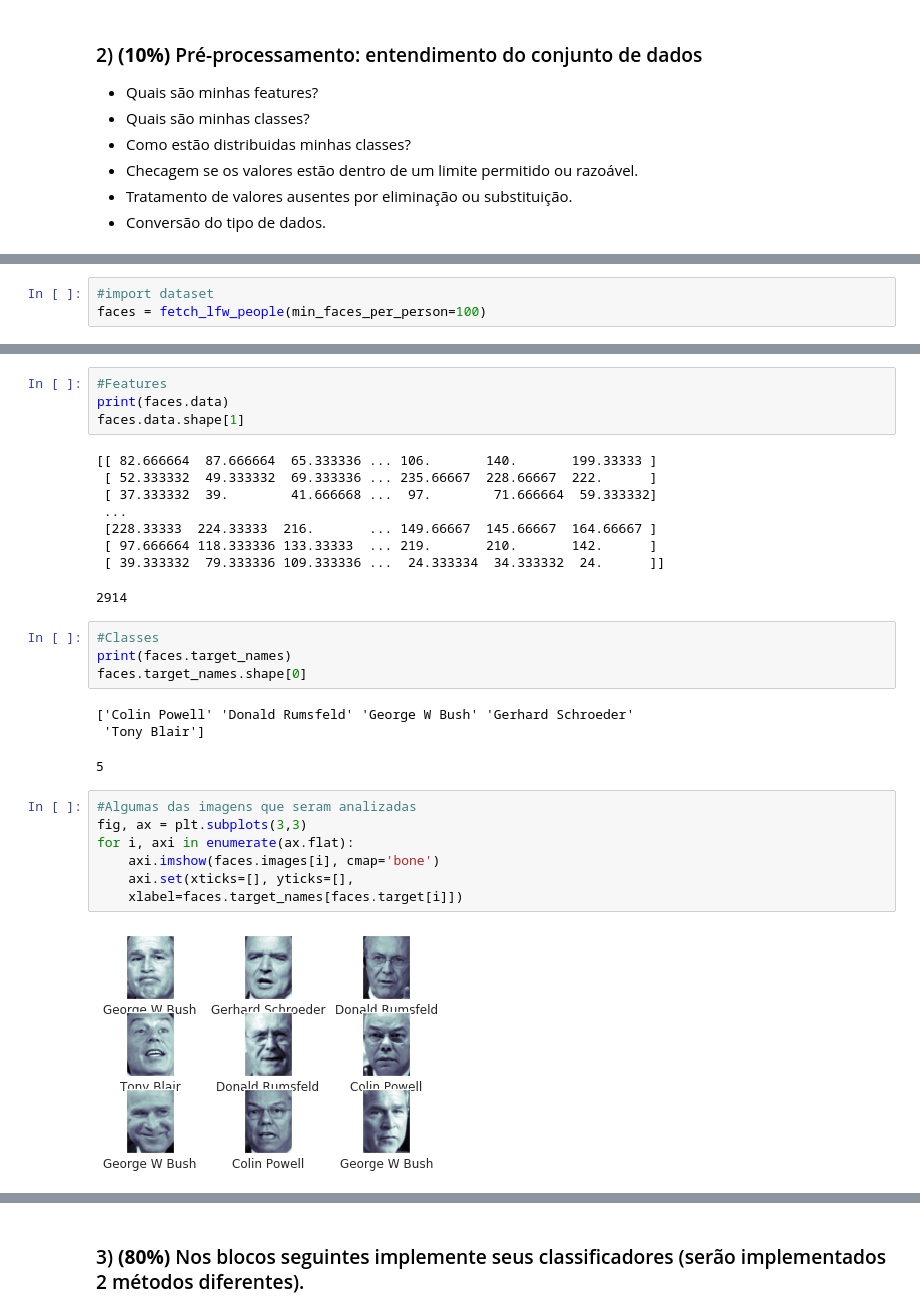
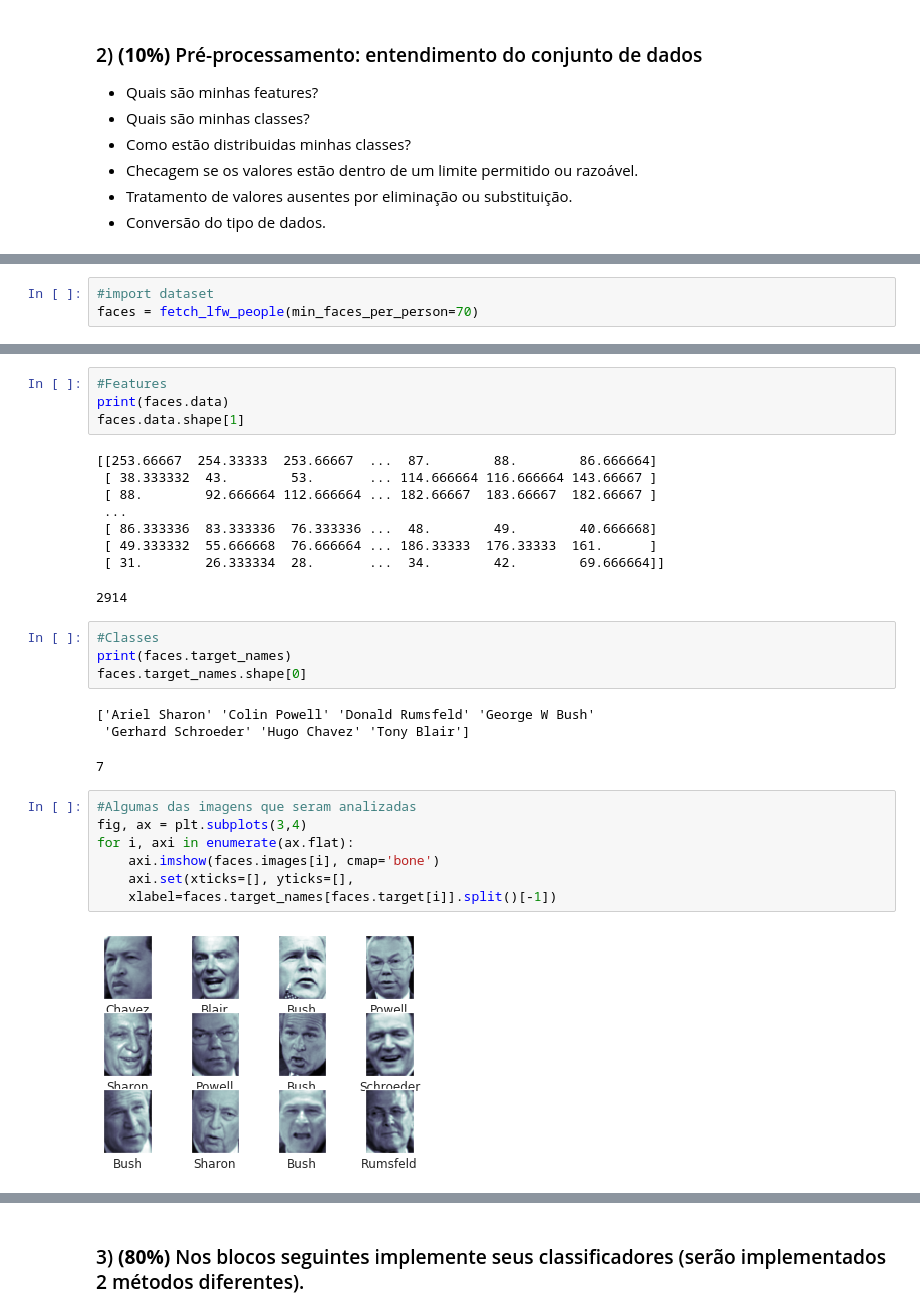
Before and after one commit to vbruno96/classificador_projeto_2, a Jupyter notebook: notebook.ipynb, the cells around one changed output, grey strips where cells are left out. Saved outputs shown, nothing was run; the diff lists cells and outputs as text.

```diff
--- a/notebook.ipynb
+++ b/notebook.ipynb
@@ -30,4 +31,4 @@ from sklearn.pipeline import make_pipeline
 import seaborn as sns; sns.set()
 # %%
 #import dataset
-faces = fetch_lfw_people(min_faces_per_person=100)
+faces = fetch_lfw_people(min_faces_per_person=70)
@@ -41,28 +37,28 @@ Downloading LFW data (~200MB): https://ndownloader.figshare.com/files/5976015
 print(faces.data)
 faces.data.shape[1]
 # %% [output]
-[[ 82.666664  87.666664  65.333336 ... 106.       140.       199.33333 ]
- [ 52.333332  49.333332  69.333336 ... 235.66667  228.66667  222.      ]
- [ 37.333332  39.        41.666668 ...  97.        71.666664  59.333332]
+[[253.66667  254.33333  253.66667  ...  87.        88.        86.666664]
+ [ 38.333332  43.        53.       ... 114.666664 116.666664 143.66667 ]
+ [ 88.        92.666664 112.666664 ... 182.66667  183.66667  182.66667 ]
  ...
- [228.33333  224.33333  216.       ... 149.66667  145.66667  164.66667 ]
- [ 97.666664 118.333336 133.33333  ... 219.       210.       142.      ]
- [ 39.333332  79.333336 109.333336 ...  24.333334  34.333332  24.      ]]
+ [ 86.333336  83.333336  76.333336 ...  48.        49.        40.666668]
+ [ 49.333332  55.666668  76.666664 ... 186.33333  176.33333  161.      ]
+ [ 31.        26.333334  28.       ...  34.        42.        69.666664]]
 2914
 # %%
 #Classes
 print(faces.target_names)
 faces.target_names.shape[0]
 # %% [output]
-['Colin Powell' 'Donald Rumsfeld' 'George W Bush' 'Gerhard Schroeder'
- 'Tony Blair']
+['Ariel Sharon' 'Colin Powell' 'Donald Rumsfeld' 'George W Bush'
+ 'Gerhard Schroeder' 'Hugo Chavez' 'Tony Blair']
-5
+7
 # %%
 #Algumas das imagens que seram analizadas
-fig, ax = plt.subplots(3,3)
+fig, ax = plt.subplots(3,4)
 for i, axi in enumerate(ax.flat):
     axi.imshow(faces.images[i], cmap='bone')
     axi.set(xticks=[], yticks=[],
-    xlabel=faces.target_names[faces.target[i]])
+    xlabel=faces.target_names[faces.target[i]].split()[-1])
 # %% [output]
-[figure, old version]
+[figure, new version]
```
Also changed, not shown: parts of 52 cells of this notebook.
